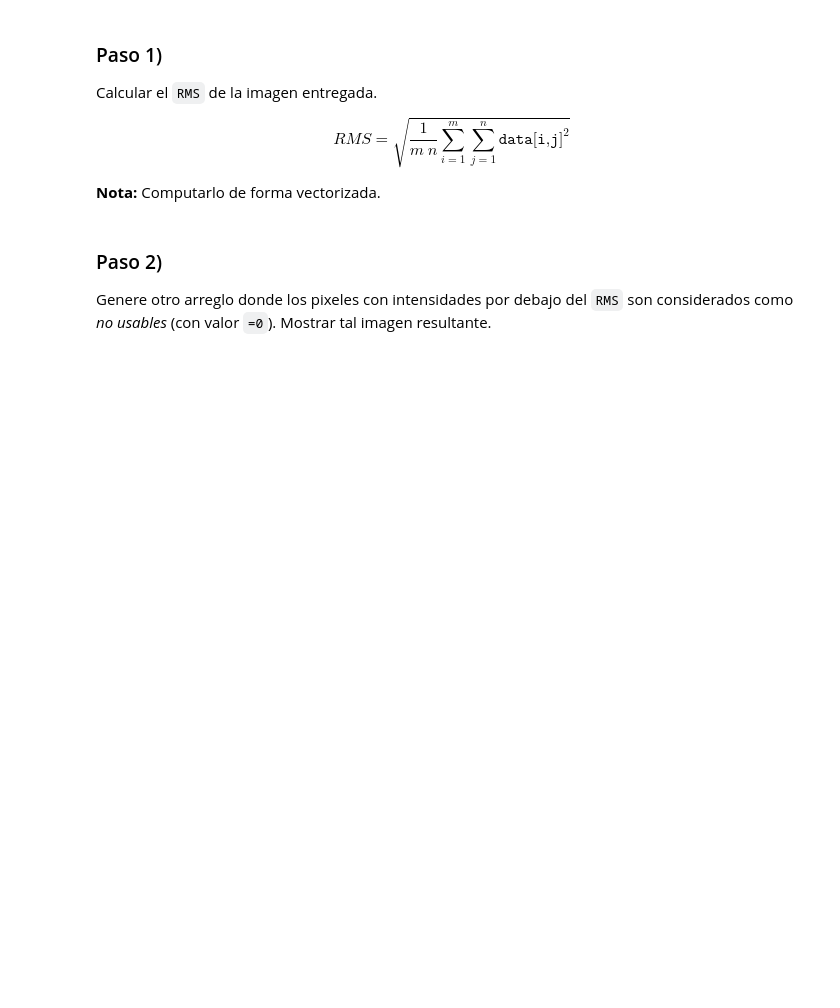
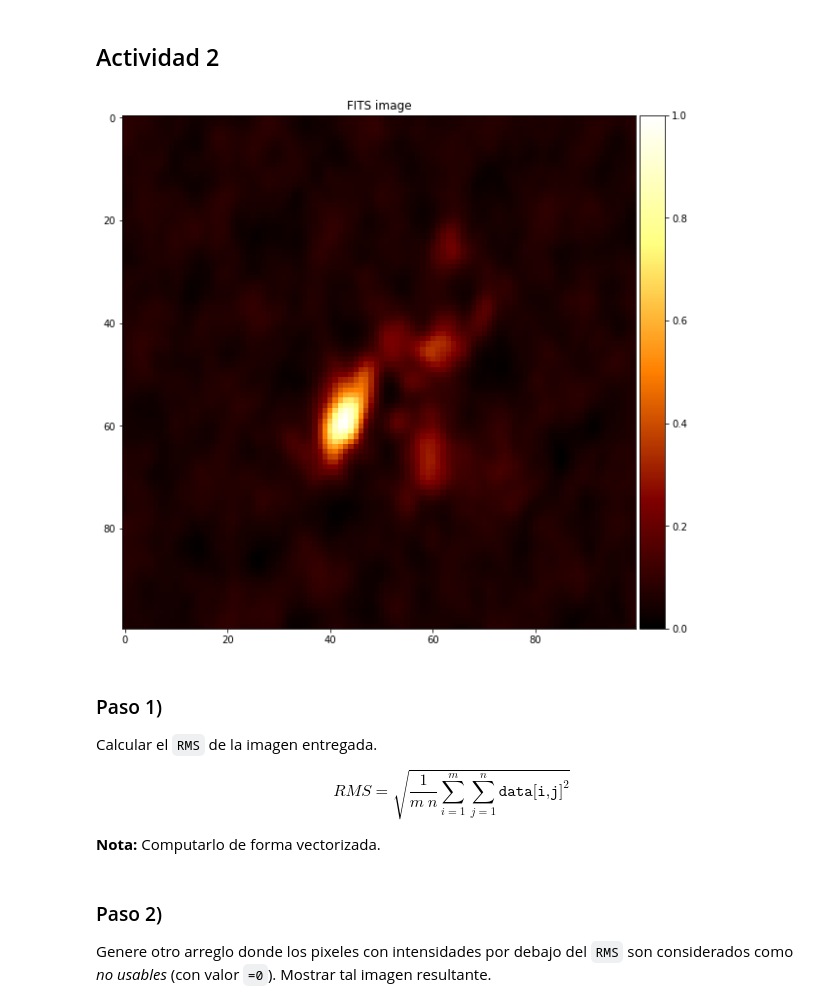
Before and after one commit to sborquez/programacion_cientifica, a Jupyter notebook: actividad2/actividad2.ipynb, the cells around one changed output. Cells and saved outputs as stored; diff of their text form; code cells hidden in the pictures; blank space fills up the shorter version.

```diff
--- a/actividad2/actividad2.ipynb
+++ b/actividad2/actividad2.ipynb
@@ -1,3 +1,5 @@
+# %% [markdown]
+## Actividad 2
 # %%
 import numpy as np
 import matplotlib.pyplot as plt
@@ -15,6 +17,10 @@ def image_plot(data, title='FITS image'):
 # %%
 # first we load the data:
 data = np.load("orion.npy")
+data_original = np.copy(data)
+image_plot(data)
+# %% [output]
+[figure, added]
 # %% [markdown]
 ### Paso 1)
 
```
Also changed, not shown: parts of 7 cells of this notebook.
